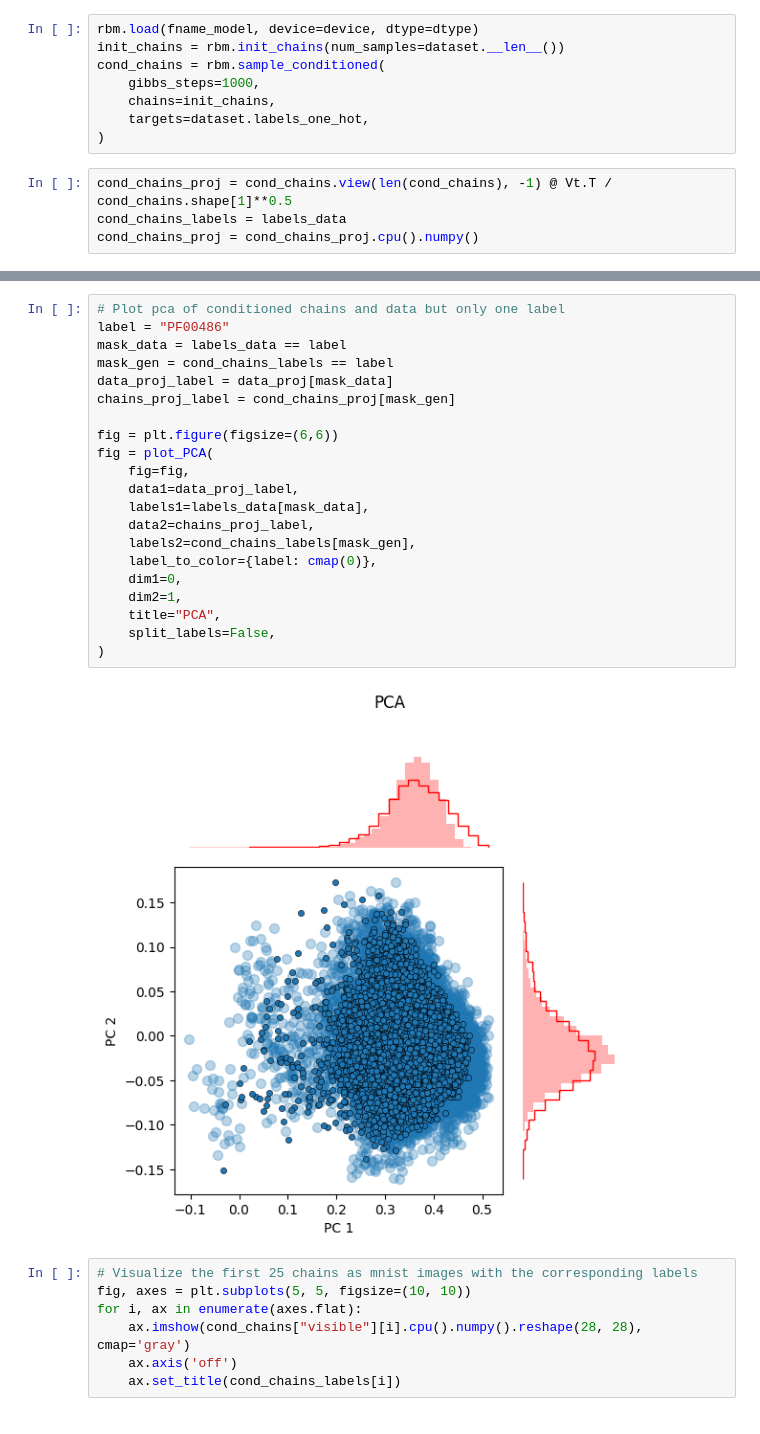
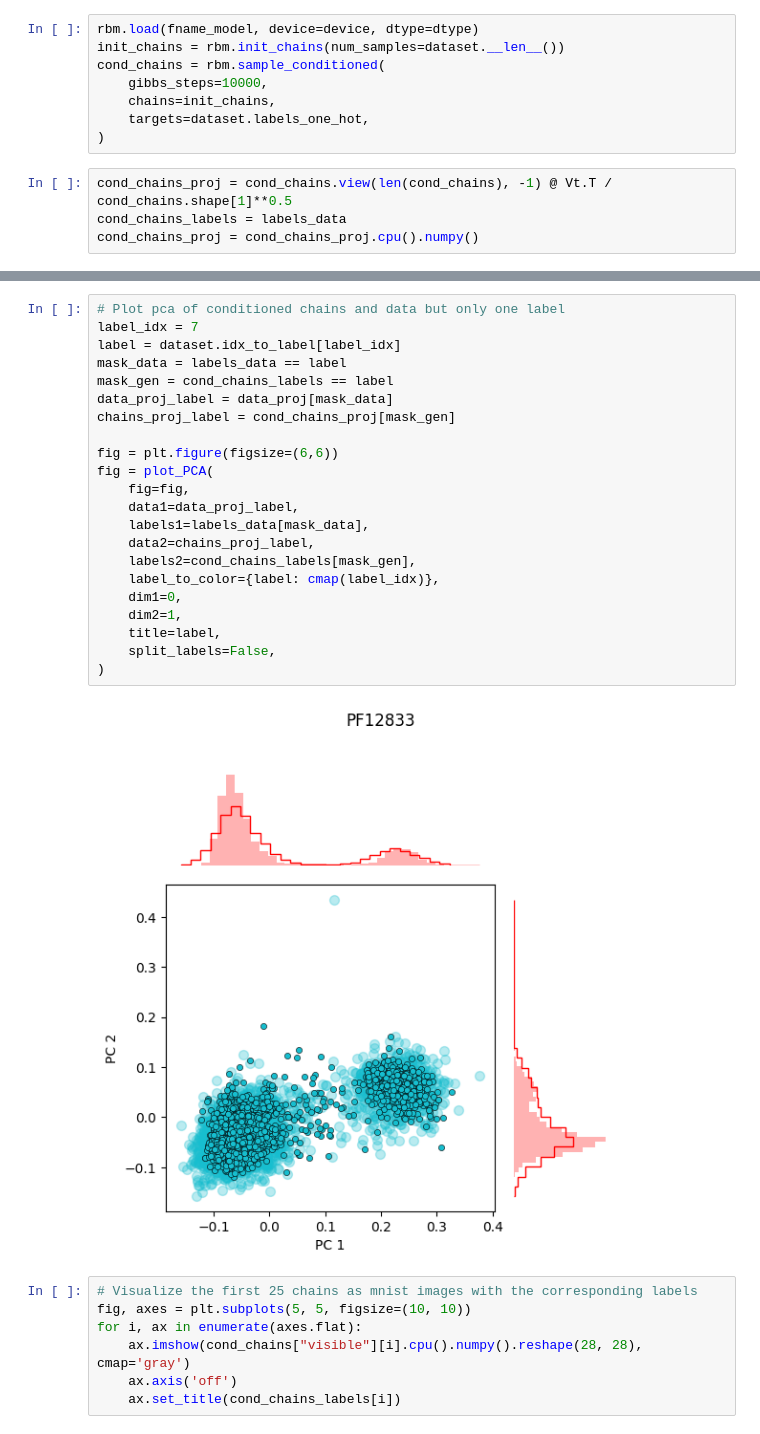
Before and after one commit to rossetl/annaDCA, a Jupyter notebook: develop.ipynb, the cells around one changed output, grey strips where cells are left out. Saved outputs shown, nothing was run; the diff lists cells and outputs as text.

```diff
--- a/develop.ipynb
+++ b/develop.ipynb
@@ -111,7 +111,7 @@ for i, ax in enumerate(axes.flat):
 rbm.load(fname_model, device=device, dtype=dtype)
 init_chains = rbm.init_chains(num_samples=dataset.__len__())
 cond_chains = rbm.sample_conditioned(
-    gibbs_steps=1000,
+    gibbs_steps=10000,
     chains=init_chains,
     targets=dataset.labels_one_hot,
 )
@@ -138,26 +138,27 @@ fig = plot_PCA(
 # %%
 # Plot pca of conditioned chains and data but only one label
-label = "PF00486"
+label_idx = 7
+label = dataset.idx_to_label[label_idx]
 mask_data = labels_data == label
 mask_gen = cond_chains_labels == label
 data_proj_label = data_proj[mask_data]
 chains_proj_label = cond_chains_proj[mask_gen]
 
 fig = plt.figure(figsize=(6,6))
 fig = plot_PCA(
     fig=fig,
     data1=data_proj_label,
     labels1=labels_data[mask_data],
     data2=chains_proj_label,
     labels2=cond_chains_labels[mask_gen],
-    label_to_color={label: cmap(0)},
+    label_to_color={label: cmap(label_idx)},
     dim1=0,
     dim2=1,
-    title="PCA",
+    title=label,
     split_labels=False,
 )
 # %% [output]
-[figure, old version]
+[figure, new version]
 # %%
 # Visualize the first 25 chains as mnist images with the corresponding labels
 fig, axes = plt.subplots(5, 5, figsize=(10, 10))
```
Also changed, not shown: parts of 6 cells of this notebook, 7 other files.
